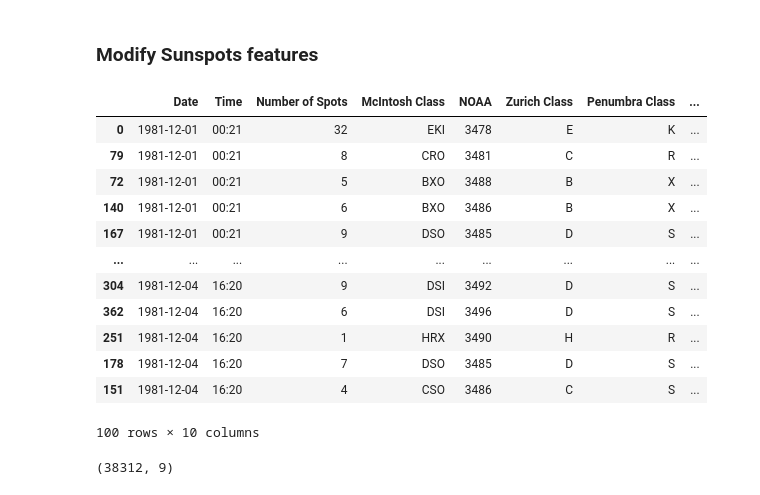
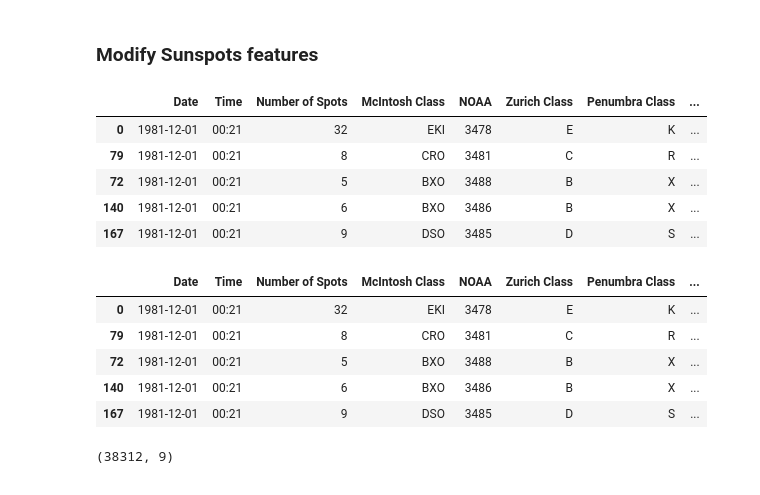
Before and after one commit to ogunsakin01/sunspot-and-solar-flares-model, a Jupyter notebook: space_weather_data_experiment.ipynb, the cells around one changed output. Drawn from its saved outputs; the diff is of its cells as text; code cells hidden in the pictures.

```diff
--- a/space_weather_data_experiment.ipynb
+++ b/space_weather_data_experiment.ipynb
@@ -285,30 +295,32 @@ memory usage: 13.2+ MB
 # %%
 spots['Number of Spots'] = spots['Number of Spots'].apply(int)
 spots['Date'] = spots['Date'].apply(get_date)
 spots['Time'] = spots['Time'].apply(get_time)
 spots['DateTime'] = spots['Date'].str.cat(spots['Time'], sep=' ')
 spots['DateTime'] = pd.to_datetime(spots['DateTime'])
 spots['Date'] = pd.to_datetime(spots['Date'])
 spots['Year'] = spots['Date'].dt.year
 spots['Zurich Class'] = spots['Zurich Class'].apply(str)
 spots['Penumbra Class'] = spots['Penumbra Class'].apply(str)
 spots['Compactness Class'] = spots['Compactness Class'].apply(str)
 spots.sort_values(by=['DateTime'], ascending=True, inplace=True)
-spots.head(100)
+spots.head()
 # %% [output]
 |  | Date | Time | Number of Spots | McIntosh Class | NOAA | Zurich Class | Penumbra Class | ... |
 | 0 | 1981-12-01 | 00:21 | 32 | EKI | 3478 | E | K | ... |
 | 79 | 1981-12-01 | 00:21 | 8 | CRO | 3481 | C | R | ... |
 | 72 | 1981-12-01 | 00:21 | 5 | BXO | 3488 | B | X | ... |
 | 140 | 1981-12-01 | 00:21 | 6 | BXO | 3486 | B | X | ... |
 | 167 | 1981-12-01 | 00:21 | 9 | DSO | 3485 | D | S | ... |
-| ... | ... | ... | ... | ... | ... | ... | ... | ... |
-| 304 | 1981-12-04 | 16:20 | 9 | DSI | 3492 | D | S | ... |
-| 362 | 1981-12-04 | 16:20 | 6 | DSI | 3496 | D | S | ... |
-| 251 | 1981-12-04 | 16:20 | 1 | HRX | 3490 | H | R | ... |
-| 178 | 1981-12-04 | 16:20 | 7 | DSO | 3485 | D | S | ... |
-| 151 | 1981-12-04 | 16:20 | 4 | CSO | 3486 | C | S | ... |
-100 rows × 10 columns
+# %%
+spots.head()
+# %% [output]
+|  | Date | Time | Number of Spots | McIntosh Class | NOAA | Zurich Class | Penumbra Class | ... |
+| 0 | 1981-12-01 | 00:21 | 32 | EKI | 3478 | E | K | ... |
+| 79 | 1981-12-01 | 00:21 | 8 | CRO | 3481 | C | R | ... |
+| 72 | 1981-12-01 | 00:21 | 5 | BXO | 3488 | B | X | ... |
+| 140 | 1981-12-01 | 00:21 | 6 | BXO | 3486 | B | X | ... |
+| 167 | 1981-12-01 | 00:21 | 9 | DSO | 3485 | D | S | ... |
 # %%
 flares.shape
 # %% [output]
```
Also changed, not shown: parts of 29 cells of this notebook, 1 other file.
